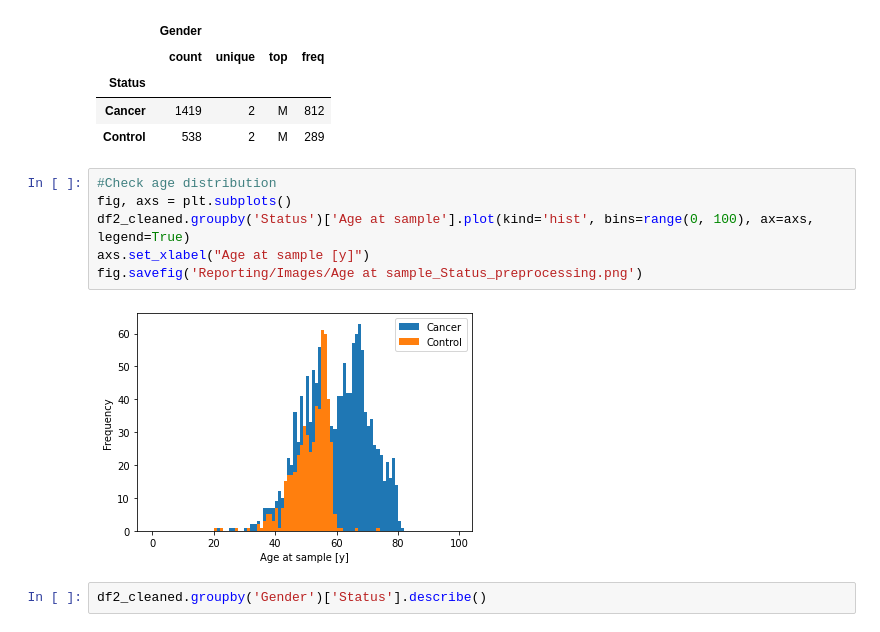
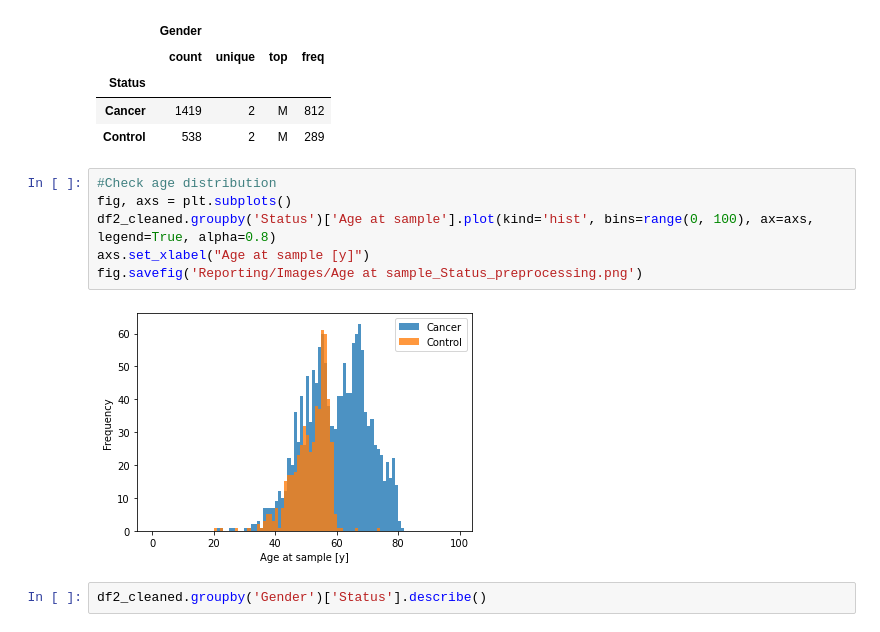
Before and after one commit to PK1617/va-patients-data, a Jupyter notebook: DataCleaner.ipynb, the cells around one changed output. Drawn from its saved outputs; the diff is of its cells as text.

```diff
--- a/DataCleaner.ipynb
+++ b/DataCleaner.ipynb
@@ -214,11 +211,11 @@ Statusgroup[['Gender']].describe()
 # %%
 #Check age distribution
 fig, axs = plt.subplots()
-df2_cleaned.groupby('Status')['Age at sample'].plot(kind='hist', bins=range(0, 100), ax=axs, legend=True)
+df2_cleaned.groupby('Status')['Age at sample'].plot(kind='hist', bins=range(0, 100), ax=axs, legend=True, alpha=0.8)
 axs.set_xlabel("Age at sample [y]")
 fig.savefig('Reporting/Images/Age at sample_Status_preprocessing.png')
 # %% [output]
-[figure, old version]
+[figure, new version]
 # %%
 df2_cleaned.groupby('Gender')['Status'].describe()
 # %% [output]
```
Also changed, not shown: parts of 14 cells of this notebook, 13 other files.
